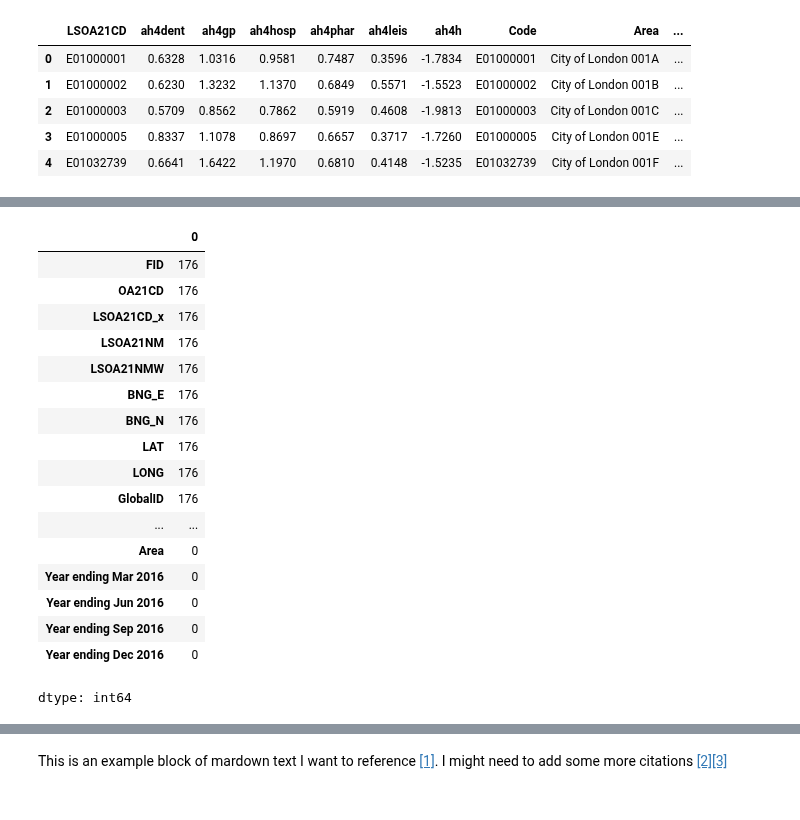
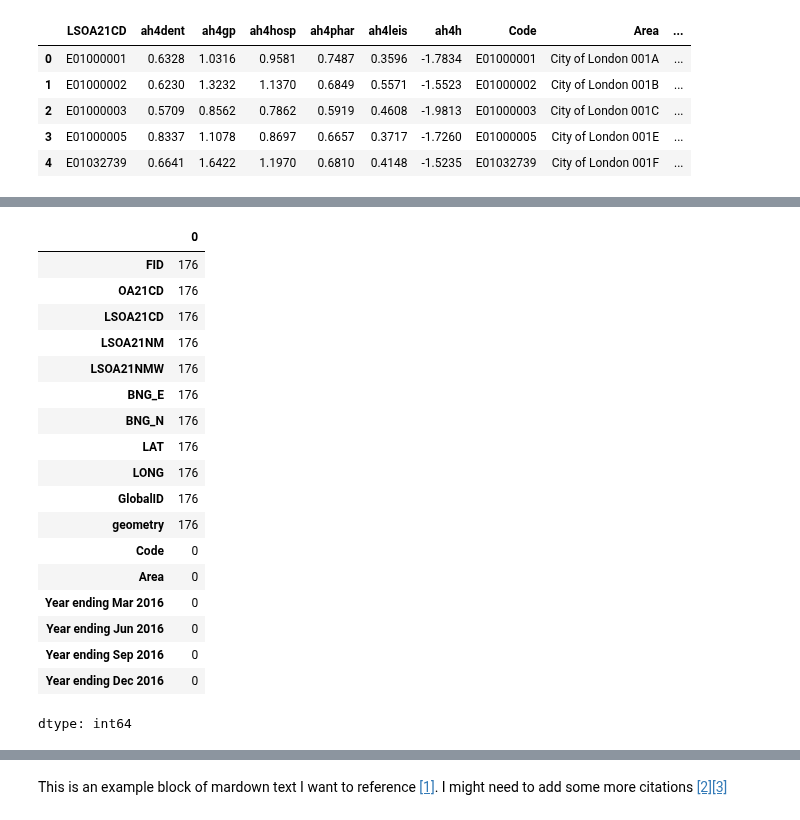
Before and after one commit to Jonathan-C-Barrett/GEOG5990M, a Jupyter notebook: GEOG5003M_Final_Project_template.ipynb, the cells around one changed output, grey strips where cells are left out. Cells and saved outputs as stored; diff of their text form; code cells hidden in the pictures.

```diff
--- a/GEOG5003M_Final_Project_template.ipynb
+++ b/GEOG5003M_Final_Project_template.ipynb
@@ -95,6 +95,6 @@ shp.head()
 | 4 | 148220 | E00156410 | E01030667 | Runnymede 001A |  | 501212 | 171049 | 51.42941 | -0.54550 | b9aa4175-87b0-44ac-b86c-a5f56b77297c | ... |
 # %%
 #combine boundary data and health and property data through LSOA code
-ldn_health_prop = pd.merge(shp, health_prop, left_on='LSOA21CD', right_on='Code', how='right')
-ldn_health_prop.head()
+ldn_prop = pd.merge(shp, prop_16, left_on='LSOA21CD', right_on='Code', how='right')
+ldn_prop.head()
 # %% [output]
@@ -108,11 +107,11 @@ ldn_health_prop.head()
 # %%
 #inspect data
-ldn_health_prop.isnull().sum()
+ldn_prop.isnull().sum()
 # %% [output]
 |  | 0 |
 | FID | 176 |
 | OA21CD | 176 |
-| LSOA21CD_x | 176 |
+| LSOA21CD | 176 |
 | LSOA21NM | 176 |
 | LSOA21NMW | 176 |
 | BNG_E | 176 |
@@ -120,7 +119,8 @@ ldn_health_prop.isnull().sum()
 | LAT | 176 |
 | LONG | 176 |
 | GlobalID | 176 |
-| ... | ... |
+| geometry | 176 |
+| Code | 0 |
 | Area | 0 |
 | Year ending Mar 2016 | 0 |
 | Year ending Jun 2016 | 0 |
```
Also changed, not shown: parts of 3 cells of this notebook.
